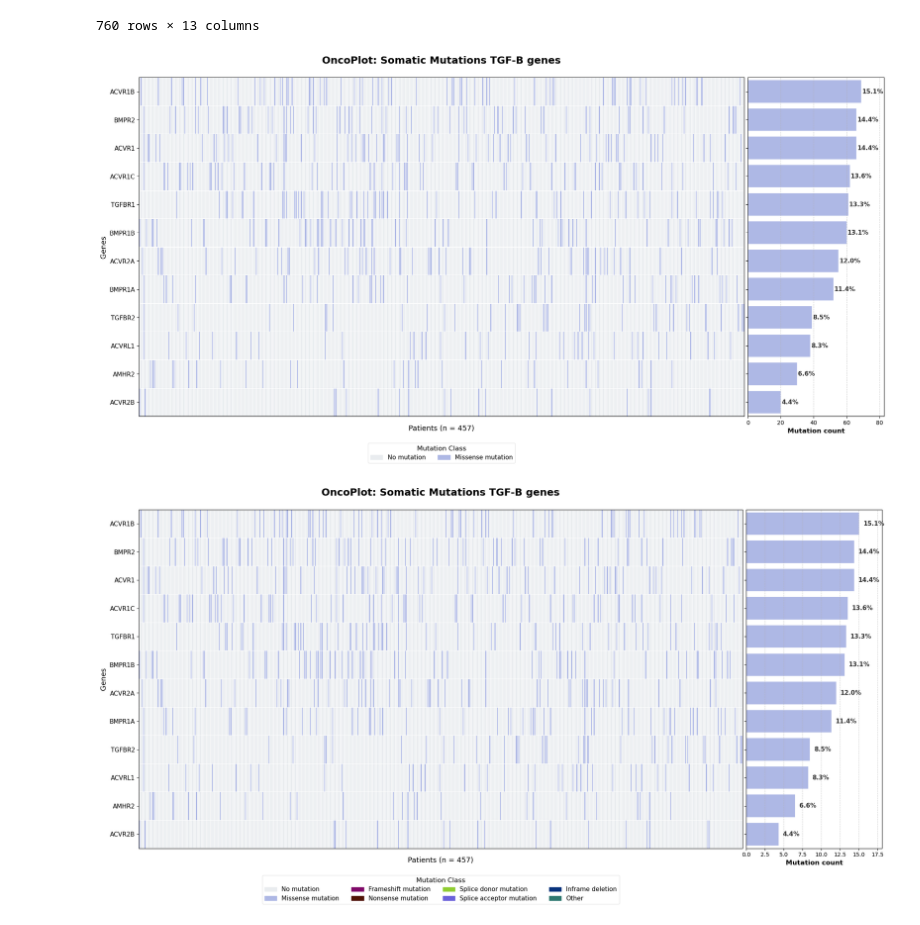
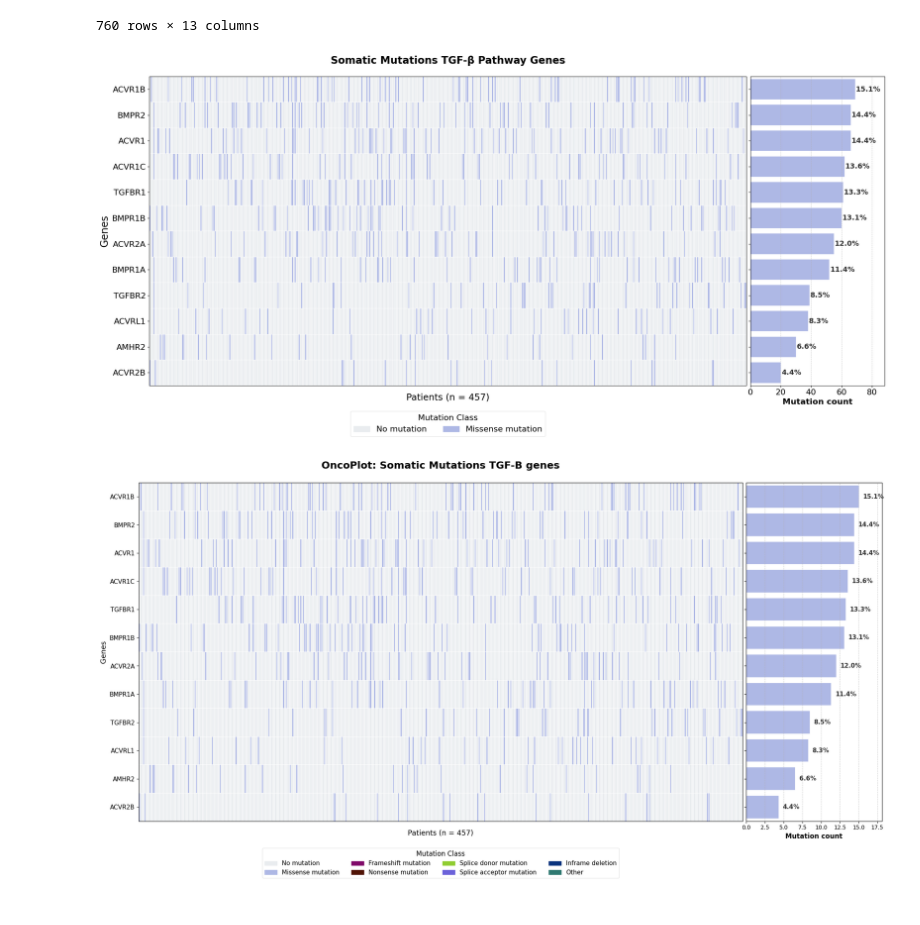
Before and after one commit to Nanocell-Lab/TCancer_RareDiseases, a Jupyter notebook: src/01_TCGA.ipynb, the cells around one changed output. Cells and saved outputs as stored; diff of their text form; code cells hidden in the pictures.

Commit message:
oncoplot, file rare diseases

```diff
--- a/src/01_TCGA.ipynb
+++ b/src/01_TCGA.ipynb
@@ -262,7 +370,7 @@ plt.show()
 #GENERAL PARAMETERS
 df = maf_genes
 count = "HGVSp_Short"
-grupo = "Hugo_Symbol"
+grupo = "cancer_type"
 mutation_counts = df.groupby(grupo, as_index=False)[count].count()
 
 #LABEL PARAMETERS
@@ -279,11 +387,11 @@ color_linea = "red"
 numero_acumulacion = 'purple'
 
 # SAVED
-GUARDAR_GRAFICO = False
+GUARDAR_GRAFICO = True
 FORMATO_IMAGEN = "png"  # or svg
 DPI = 600
 NOMBRE_IMAGEN = "CancerMut_gene_tgfb"
-RUTA = f"../run/imagenes/{NOMBRE_IMAGEN}_.{FORMATO_IMAGEN}"
+RUTA = f"../pictures/{NOMBRE_IMAGEN}_.{FORMATO_IMAGEN}"
 
 # Sort from highest to lowest
 mutation_counts.sort_values(by=count, ascending=False, inplace=True)
@@ -361,12 +469,13 @@ from matplotlib.colors import ListedColormap
 
 # Define color palette for mutation classes
 color_dict = {
-    "No mutation":               {"val": 0, "color": "#e9ecef"},
-    "Missense_Mutation":         {"val": 1, "color": "#AEB8E5"},
+    "No mutation":        {"val": 0, "color": "#e9ecef"},
+    "Missense_Mutation":  {"val": 1, "color": "#AEB8E5"},
 }
 
-mut_df = mut_missense[["Patient_ID","Hugo_Symbol","Variant_Classification","HGVSp_Short"]]
-mut_df = mut_df.groupby(["Patient_ID","Hugo_Symbol","Variant_Classification"])["HGVSp_Short"].count().reset_index()
+# Subselect critical genomic coordinates and compute variant occurrences
+mut_df = miss_mut[["Patient_ID", "Hugo_Symbol", "Variant_Classification", "HGVSp_Short"]]
+mut_df = mut_df.groupby(["Patient_ID", "Hugo_Symbol", "Variant_Classification"])["HGVSp_Short"].count().reset_index()
 
 # Drop rows with missing critical annotations
 df_maf = mut_df.dropna(subset=['Hugo_Symbol', 'Patient_ID', 'Variant_Classification']).copy()
@@ -383,30 +492,30 @@ df_matrix = df_maf.pivot_table(
     aggfunc=lambda x: x.iloc[0]
 ).fillna("No mutation")
 
-# Map categorical classifications to numerical values
-df_matrix_num = df_matrix.map(lambda x: color_dict.get(x)["val"])
+# Map categorical classifications to numerical values with a safe default fallback
+df_matrix_num = df_matrix.map(lambda x: color_dict.get(x, color_dict["No mutation"])["val"])
 df_matrix_num = df_matrix_num.reindex(genes_ordenados)
 
-# Sort patients to generate the cascade pattern
+# Sort patients hierarchically to generate the characteristic cascade pattern
 pacientes_ordenados = df_matrix_num.T.index
 df_matrix_num = df_matrix_num[pacientes_ordenados]
 
 num_total_pacientes = df_matrix_num.shape[1]
 
-# Generate the colormap
+# Generate the categorical colormap
 colores_lista = [c["color"] for c in sorted(color_dict.values(), key=lambda x: x["val"])]
 cmap_onco = ListedColormap(colores_lista)
 
 # Initialize plot subplots
 fig, (ax_main, ax_right) = plt.subplots(
     1, 2,
-    figsize=(24, 11),
+    figsize=(26, 11),
     gridspec_kw={'width_ratios': [4, 0.9]},
     sharey=True
 )
 fig.subplots_adjust(wspace=0.01)
 
-# Plot primary mutation matrix
+# Plot primary mutation matrix using a specialized discrete mesh grid
 ax_main.pcolormesh(
     df_matrix_num.values,
     cmap=cmap_onco,
@@ -416,42 +525,37 @@ ax_main.pcolormesh(
     vmax=len(colores_lista)-1
 )
 
-ax_main.set_title("OncoPlot: Somatic Mutations TGF-B genes", fontsize=18, pad=25, weight='bold')
+ax_main.set_title("Somatic Mutations TGF-β Pathway Genes", fontsize=20, pad=25, weight='bold')
 ax_main.set_xticks([])
-ax_main.set_xlabel(f"Patients (n = {num_total_pacientes})", fontsize=13, labelpad=15)
-ax_main.set_ylabel("Genes", fontsize=13)
+ax_main.set_xlabel(f"Patients (n = {num_total_pacientes})", fontsize=18, labelpad=15)
+ax_main.set_ylabel("Genes", fontsize=20)
 ax_main.set_yticks(np.arange(df_matrix_num.shape[0]) + 0.5)
-ax_main.set_yticklabels(df_matrix_num.index, fontsize=11)
+ax_main.set_yticklabels(df_matrix_num.index, fontsize=16)
 
-# Calculate and plot stacked mutation frequencies (%)
+# Calculate and plot stacked mutation frequencies
 y_positions = np.arange(len(genes_ordenados)) + 0.5
 left_acumulado = np.zeros(len(genes_ordenados))
 
 for val_num in range(1, len(colores_lista)):
     color_actual = colores_lista[val_num]
-    conteos_absolutos = (df_matrix_num == val_num).sum(axis=1).values
-    porcentajes = (conteos_absolutos / num_total_pacientes) * 100
     conteos_por_gen = (df_matrix_num == val_num).sum(axis=1).values
-
 
     ax_right.barh(
         y_positions,
         conteos_por_gen,
-        left=left_acumulado, # Empieza donde terminó la mutación anterior
+        left=left_acumulado,
         color=color_actual,
-        edgecolor='white',   # Línea divisoria sutil entre segmentos de color
+        edgecolor='white',
         linewidth=0.3,
         height=0.8
-     )
-
-     # Sumamos el conteo actual al acumulador para la siguiente iteración
+    )
     left_acumulado += conteos_por_gen
 
-# Calculate both absolute counts and percentages for labels
+# Calculate absolute counts and cohort percentages for annotations
 conteos_totales_gen = (df_matrix_num > 0).sum(axis=1).values
 frecuencia_total_gen = (conteos_totales_gen / num_total_pacientes) * 100
 
-# Annotate total frequency percentages next to the absolute bars
+# Annotate cohort penetrancy percentages alongside absolute bars
 for i, count in enumerate(conteos_totales_gen):
     pct = frecuencia_total_gen[i]
     ax_right.text(
@@ -460,46 +564,50 @@ for i, count in enumerate(conteos_totales_gen):
         f"{pct:.1f}%",
         va='center',
         ha='left',
-        fontsize=11,
+        fontsize=14,
         weight='bold',
         color='#333333'
     )
 
-# Format frequency axis to display absolute counts
+# Format side bar chart axes using discrete absolute counts
 ax_right.grid(axis='x', linestyle='--', alpha=0.6, zorder=0)
-ax_right.set_xlabel("Mutation count", fontsize=12, weight='bold')
-ax_right.set_xlim(0, max(conteos_totales_gen) * 1.2)
+ax_right.set_xlabel("Mutation count", fontsize=16, weight='bold')
+ax_right.set_xlim(0, max(conteos_totales_gen) * 1.28)
 ax_right.set_yticks(y_positions)
+ax_right.tick_params(axis='x', which='both', labelsize=16)
 
-# Synchronize panel boundaries
+# Synchronize subplot vertical boundaries
 ax_main.set_ylim(0, df_matrix_num.shape[0])
 ax_right.set_ylim(0, df_matrix_num.shape[0])
 
-# Construct and position the legend
+# Construct and position the mutation class legend
 leyenda_parches = []
 nombres_vistos = set()
 for name, info in color_dict.items():
     clean_name = name.replace("_", " ").capitalize()
     if info["val"] not in nombres_vistos:
         leyenda_parches.append(mpatches.Patch(color=info["color"], label=clean_name))
         nombres_vistos.add(info["val"])
 
 ax_main.legend(
     handles=leyenda_parches,
     loc='upper center',
     bbox_to_anchor=(0.5, -0.07),
     ncol=4,
     title="Mutation Class",
-    title_fontsize=12,
-    fontsize=11,
+    title_fontsize=16,
+    fontsize=16,
     frameon=True,
     facecolor='white',
     edgecolor='#e0e0e0'
 )
 
+# Export publication-ready graphics vectors
+plt.savefig("../pictures/oncoplot_mut_cancer.png", dpi=600, bbox_inches='tight')
+plt.savefig("../pictures/oncoplot_mut_cancer.svg", bbox_inches='tight')
 plt.show()
 # %% [output]
-[figure, old version]
+[figure, new version]
 # %%
 import matplotlib.patches as mpatches
 from matplotlib.colors import ListedColormap
```
Also changed, not shown: parts of 5 cells of this notebook, 17 other files.
